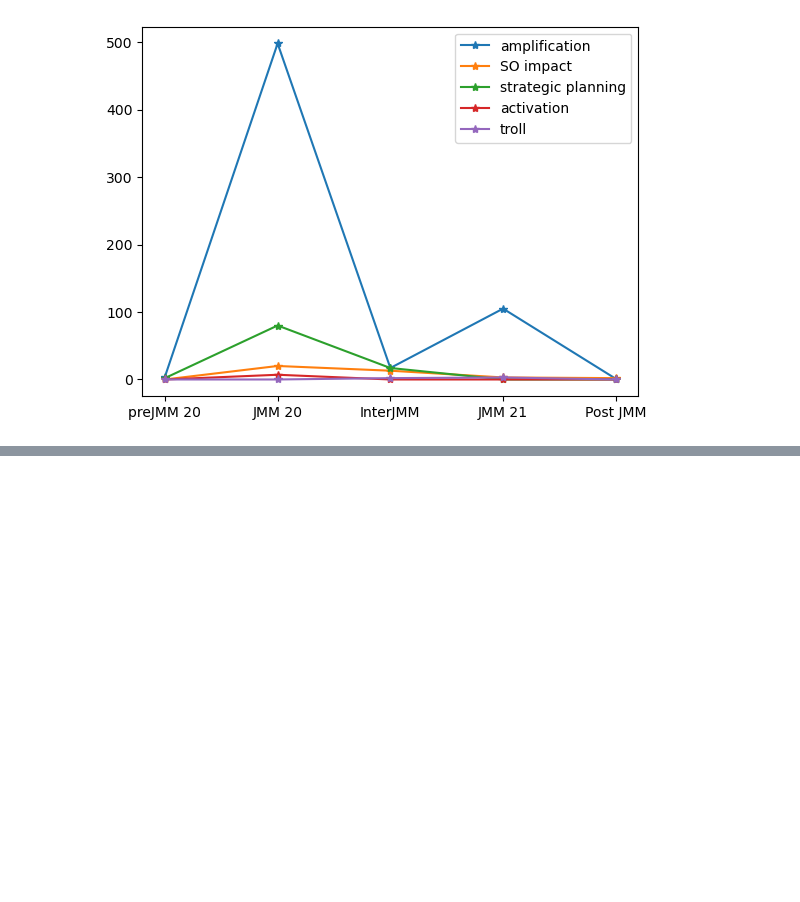
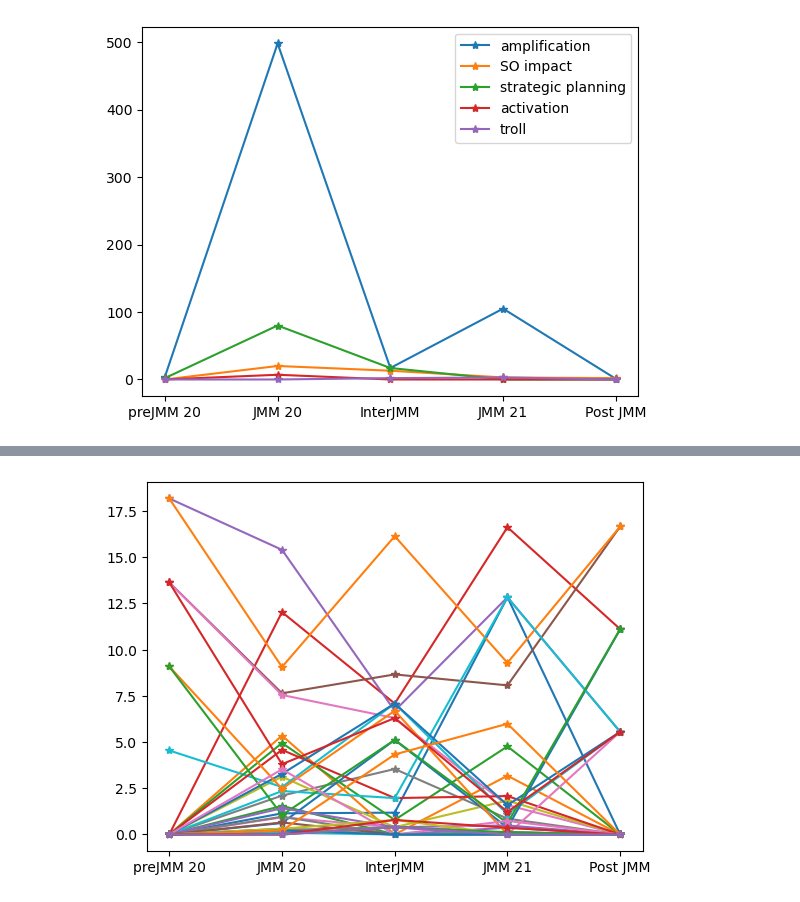
Before and after one commit to DAAAAMNSocialJustice/disruptjmm, a Jupyter notebook: themescodes/Code_Themes_Overtime_Vis.ipynb, the cells around one changed output, grey strips where cells are left out. Drawn from its saved outputs; the diff is of its cells as text; code cells hidden in the pictures; blank space fills up the shorter version.

```diff
--- a/themescodes/Code_Themes_Overtime_Vis.ipynb
+++ b/themescodes/Code_Themes_Overtime_Vis.ipynb
@@ -111,0 +115,8 @@ plt.legend()
+# %%
+df_rel = df.copy()
+df_rel["Pre JMM 2020"] = df_rel["Pre JMM 2020"]/df_rel["Pre JMM 2020"].sum() * 100
+df_rel["JMM 2020"] = df_rel["JMM 2020"]/df_rel["JMM 2020"].sum() * 100
+df_rel["Inter JMM"] = df_rel["Inter JMM"]/df_rel["Inter JMM"].sum() * 100
+df_rel["JMM 2021"] = df_rel["JMM 2021"]/df_rel["JMM 2021"].sum() * 100
+df_rel["Post JMMs"] = df_rel["Post JMMs"]/df_rel["Post JMMs"].sum() *100
+df_rel
@@ -111,0 +141,6 @@ plt.legend()
+# %%
+#Relative
+for i in range(df_rel.shape[0]):
+    plt.plot(['preJMM 20', 'JMM 20', 'InterJMM', 'JMM 21', 'Post JMM'], df_rel.iloc[i,1:-1], '*-', label=df_rel.iloc[i,0])
+# %% [output]
+[figure, added]
```
Also changed, not shown: parts of 3 cells of this notebook.
